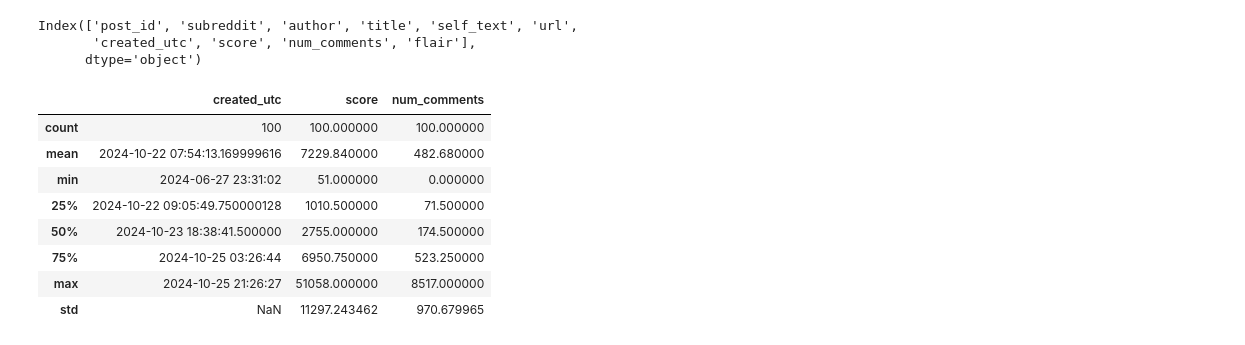
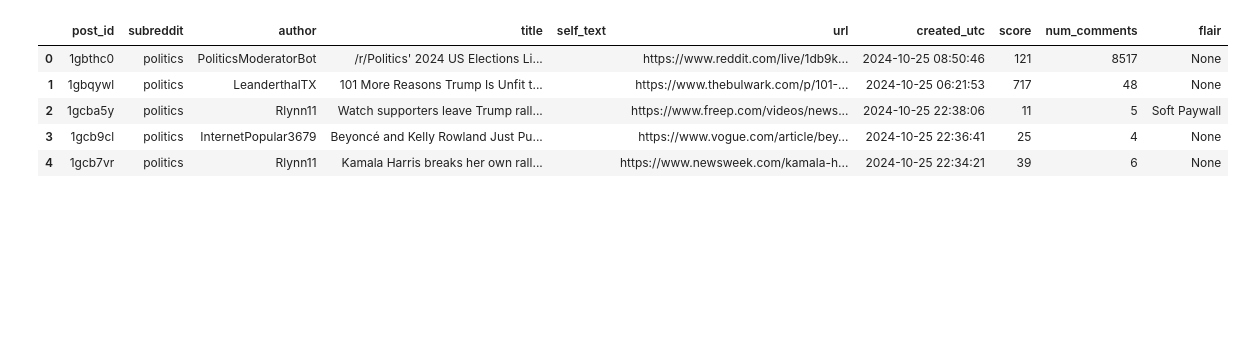
Before and after one commit to griffinmcknight/reddit-nlp-analysis, a Jupyter notebook: notebooks/1_exploratory_analysis.ipynb, the cells around one changed output. Saved outputs shown, nothing was run; the diff lists cells and outputs as text; code cells hidden in the pictures; blank space fills up the shorter version.

```diff
--- a/notebooks/1_exploratory_analysis.ipynb
+++ b/notebooks/1_exploratory_analysis.ipynb
@@ -13,7 +0,0 @@ from db_tools import fetch_data, connect_db
-# %%
-# Sample query to fetch data
-query = "SELECT * FROM posts LIMIT 100;"
-posts_df = fetch_data(query)
-
-# Display the first few rows
-posts_df.head()
@@ -29,19 +97,9 @@ Fetched 100 records
 # %%
-posts_df.columns
+posts_df.head()
 # %% [output]
-Index(['post_id', 'subreddit', 'author', 'title', 'self_text', 'url',
-       'created_utc', 'score', 'num_comments', 'flair'],
-      dtype='object')
+|  | post_id | subreddit | author | title | self_text | url | created_utc | score | num_comments | flair |
+| 0 | 1gbthc0 | politics | PoliticsModeratorBot | /r/Politics' 2024 US Elections Li... |  | https://www.reddit.com/live/1db9k... | 2024-10-25 08:50:46 | 121 | 8517 | None |
+| 1 | 1gbqywl | politics | LeanderthalTX | 101 More Reasons Trump Is Unfit t... |  | https://www.thebulwark.com/p/101-... | 2024-10-25 06:21:53 | 717 | 48 | None |
+| 2 | 1gcba5y | politics | Rlynn11 | Watch supporters leave Trump rall... |  | https://www.freep.com/videos/news... | 2024-10-25 22:38:06 | 11 | 5 | Soft Paywall |
+| 3 | 1gcb9cl | politics | InternetPopular3679 | Beyoncé and Kelly Rowland Just Pu... |  | https://www.vogue.com/article/bey... | 2024-10-25 22:36:41 | 25 | 4 | None |
+| 4 | 1gcb7vr | politics | Rlynn11 | Kamala Harris breaks her own rall... |  | https://www.newsweek.com/kamala-h... | 2024-10-25 22:34:21 | 39 | 6 | None |
-# %%
-# Display summary statistics
-posts_df.describe()
-# %% [output]
-|  | created_utc | score | num_comments |
-| count | 100 | 100.000000 | 100.000000 |
-| mean | 2024-10-22 07:54:13.169999616 | 7229.840000 | 482.680000 |
-| min | 2024-06-27 23:31:02 | 51.000000 | 0.000000 |
-| 25% | 2024-10-22 09:05:49.750000128 | 1010.500000 | 71.500000 |
-| 50% | 2024-10-23 18:38:41.500000 | 2755.000000 | 174.500000 |
-| 75% | 2024-10-25 03:26:44 | 6950.750000 | 523.250000 |
-| max | 2024-10-25 21:26:27 | 51058.000000 | 8517.000000 |
-| std | NaN | 11297.243462 | 970.679965 |
```
Also changed, not shown: parts of 14 cells of this notebook, 8 other files.
